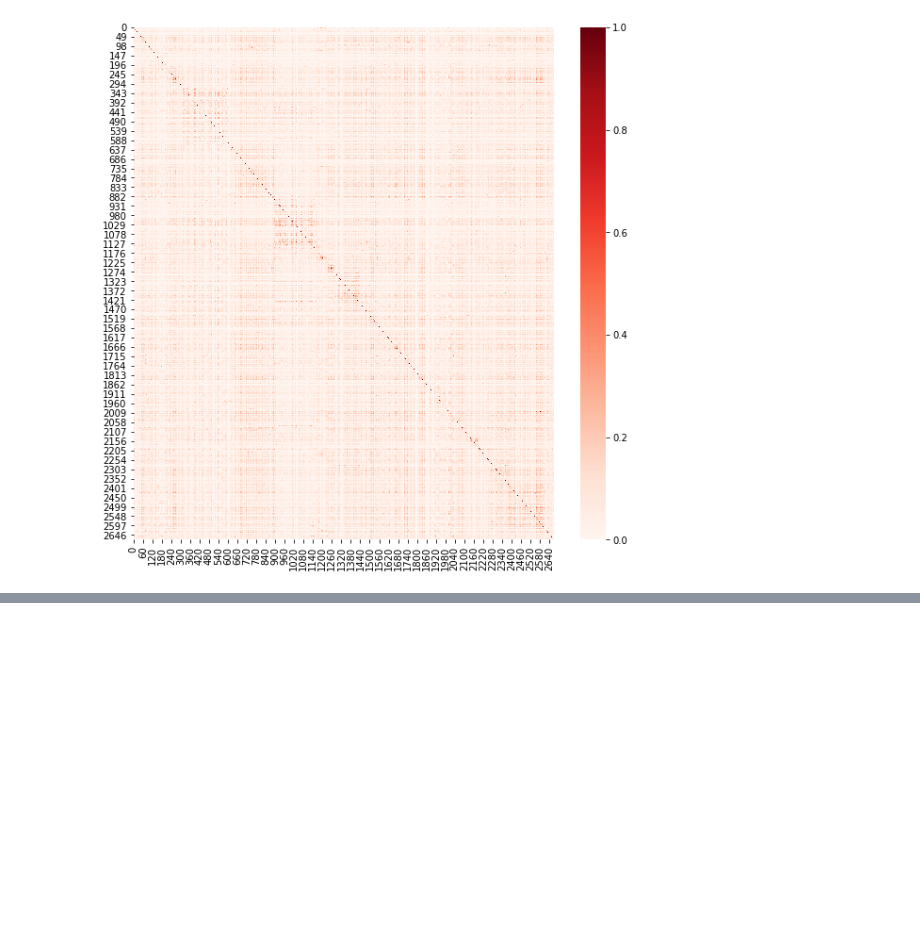
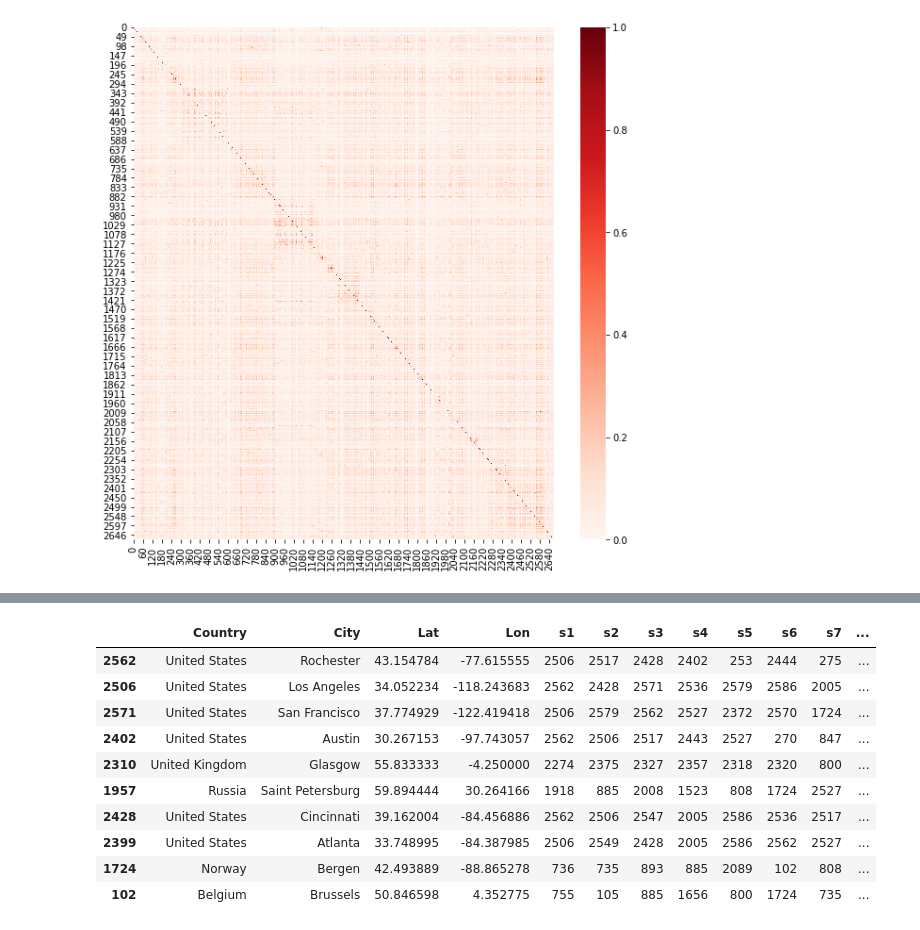
Before and after one commit to sq2141/city-discovery, a Jupyter notebook: cities_text_NLP.ipynb, the cells around one changed output, grey strips where cells are left out. Cells and saved outputs as stored; diff of their text form; code cells hidden in the pictures; blank space fills up the shorter version.

```diff
--- a/cities_text_NLP.ipynb
+++ b/cities_text_NLP.ipynb
@@ -243,0 +232,4 @@ cities.shape
+# %%
+# Keeo only necessary columns
+cities_narrow = cities[['Country','City','Lat','Lon']]
+cities_narrow.head()
@@ -243,0 +243,6 @@ cities.shape
+# %%
+# Sorted index of top 10 similar cities
+idx = np.argsort(-cosims_df, axis=1)
+idx = idx.iloc[:,1:11]
+idx.columns = ['s1','s2','s3','s4','s5','s6','s7','s8','s9','s10']
+idx.head()
@@ -243,0 +256,2 @@ cities.shape
+# %%
+cities_narrow_top10 = pd.concat([cities_narrow, idx],axis=1)
@@ -243,0 +276,4 @@ cities.shape
+# %%
+# Get index table
+idx = cities_narrow_top10.loc[:,'s1':'s10']
+idx.head()
@@ -243,0 +287,14 @@ cities.shape
+# %%
+cities_narrow_top10.iloc[idx.iloc[input_index]]
+# %% [output]
+|  | Country | City | Lat | Lon | s1 | s2 | s3 | s4 | s5 | s6 | s7 | ... |
+| 2562 | United States | Rochester | 43.154784 | -77.615555 | 2506 | 2517 | 2428 | 2402 | 253 | 2444 | 275 | ... |
+| 2506 | United States | Los Angeles | 34.052234 | -118.243683 | 2562 | 2428 | 2571 | 2536 | 2579 | 2586 | 2005 | ... |
+| 2571 | United States | San Francisco | 37.774929 | -122.419418 | 2506 | 2579 | 2562 | 2527 | 2372 | 2570 | 1724 | ... |
+| 2402 | United States | Austin | 30.267153 | -97.743057 | 2562 | 2506 | 2517 | 2443 | 2527 | 270 | 847 | ... |
+| 2310 | United Kingdom | Glasgow | 55.833333 | -4.250000 | 2274 | 2375 | 2327 | 2357 | 2318 | 2320 | 800 | ... |
+| 1957 | Russia | Saint Petersburg | 59.894444 | 30.264166 | 1918 | 885 | 2008 | 1523 | 808 | 1724 | 2527 | ... |
+| 2428 | United States | Cincinnati | 39.162004 | -84.456886 | 2562 | 2506 | 2547 | 2005 | 2586 | 2536 | 2517 | ... |
+| 2399 | United States | Atlanta | 33.748995 | -84.387985 | 2506 | 2549 | 2428 | 2005 | 2586 | 2562 | 2527 | ... |
+| 1724 | Norway | Bergen | 42.493889 | -88.865278 | 736 | 735 | 893 | 885 | 2089 | 102 | 808 | ... |
+| 102 | Belgium | Brussels | 50.846598 | 4.352775 | 755 | 105 | 885 | 1656 | 800 | 1724 | 735 | ... |
```
Also changed, not shown: parts of 17 cells of this notebook, 5 other files.
